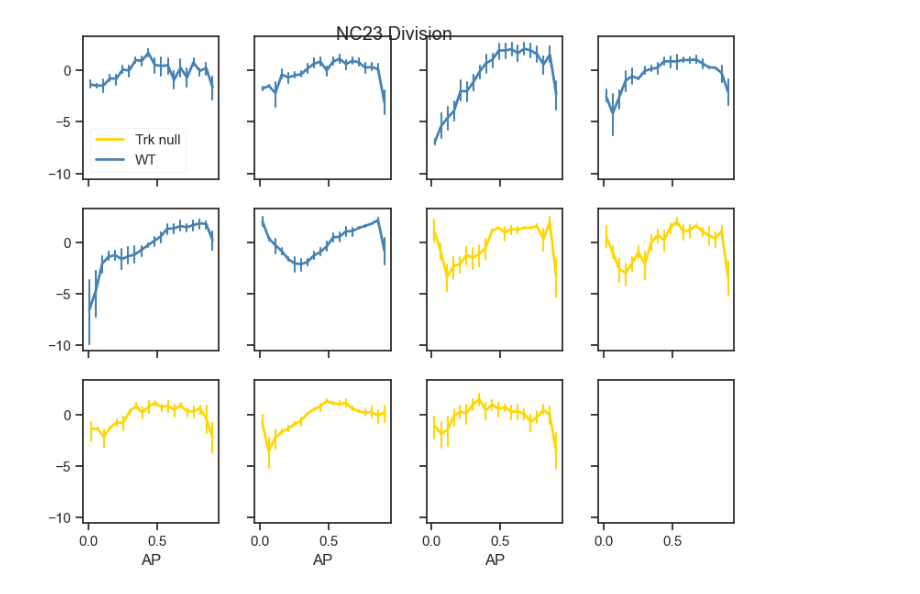
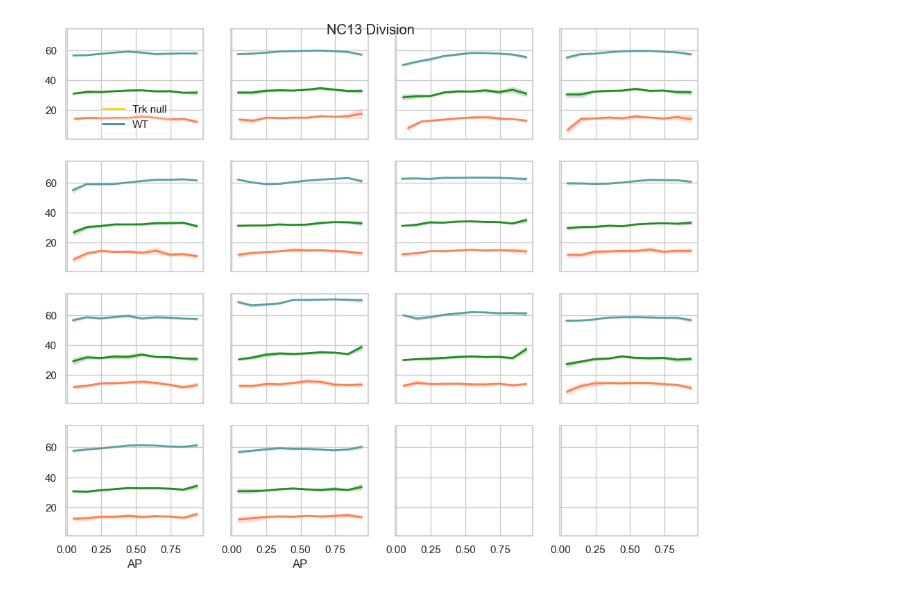
Before and after one commit to Harrison-Oatman/BlastodermAnalysis, a Jupyter notebook: figures/1. Nuclear cycle statistics.ipynb, the cells around one changed output. Saved outputs shown, nothing was run; the diff lists cells and outputs as text; code cells hidden in the pictures.

Commit message:
Update 1. Nuclear cycle statistics.ipynb
This will be refactored eventually

```diff
--- a/figures/1. Nuclear cycle statistics.ipynb
+++ b/figures/1. Nuclear cycle statistics.ipynb
@@ -33,2 +29,4 @@ print(mpl.font_manager.get_font_names())
+# %%
+nc_pal = {11: "coral", 12: "mediumseagreen", 13: "cadetblue", 14: "#895794"}
 # %%
 spots_dfs = []
@@ -175,39 +555,46 @@ p-value annotation legend:
 # %%
 from matplotlib.lines import Line2D
 
-fig, axes = plt.subplots(3, 4, figsize=(8, 6), sharex=True, sharey=True)
+fig, axes = plt.subplots(4, 4, figsize=(10, 8), sharex=True, sharey=True)
 cycle = 13
 
 plt.tight_layout()
 
 
 for i, (df, ax) in enumerate(zip(spots_dfs, axes.flatten())):
 
     trk = df["trk"].min()
 
     color = pal[int(trk)]
 
-    df = df[df["AP"] < 0.93]
+    df = df[df["AP"] < 0.99]
 
-    t = df[df["cycle"] == cycle].groupby("tracklet_id")
+    for j, cycle in enumerate([11, 12, 13]):
 
-    x = pd.cut(t["AP"].last(), 20)
-    x = x.apply(lambda v: (v.left + v.right) / 2)
-    y = np.array(t["time"].max())
+        color = nc_pal[cycle]
 
-    y = y - np.mean(y)
+        t = df[df["cycle"] == cycle].groupby("tracklet_id")
 
-    sns.lineplot(x=x, y=y, ax=ax, errorbar="ci", err_style="bars", color=color, lw=2)
+        x = pd.cut(t["AP"].last(), 10)
+        x = x.apply(lambda v: (v.left + v.right) / 2)
+        y = np.array(t["time_since_nc11"].max())
 
+        # y = y - np.mean(y)
 
-custom_lines = [Line2D([0], [0], color=pal[1], lw=2),
-                Line2D([0], [0], color=pal[0], lw=2)]
+        sns.lineplot(x=x, y=y, ax=ax, errorbar="ci", err_style="band", color=color, lw=2)
+        # sns.scatterplot(x=t["AP"].last(), y=y, ax=ax, color=color, s=4, alpha=0.5)
 
-axes.flatten()[0].legend(custom_lines, ["Trk null", "WT"])
+        # ax.set_ylim(-5, 5)
 
-plt.savefig(save_path / f"ap_division_cycle_{cycle + 10}_line.png", dpi=300)
-plt.suptitle(f"NC{cycle + 10} Division")
+#
+# custom_lines = [Line2D([0], [0], color=pal[1], lw=2),
+#                 Line2D([0], [0], color=pal[0], lw=2)]
+#
+# axes.flatten()[0].legend(custom_lines, ["Trk null", "WT"])
+
+plt.savefig(save_path / f"ap_division_cycle_{cycle}_line.png", dpi=300)
+plt.suptitle(f"NC{cycle} Division")
 
 plt.show()
 # %% [output]
-[figure, old version]
+[figure, new version]
```
Also changed, not shown: parts of 15 cells of this notebook.
